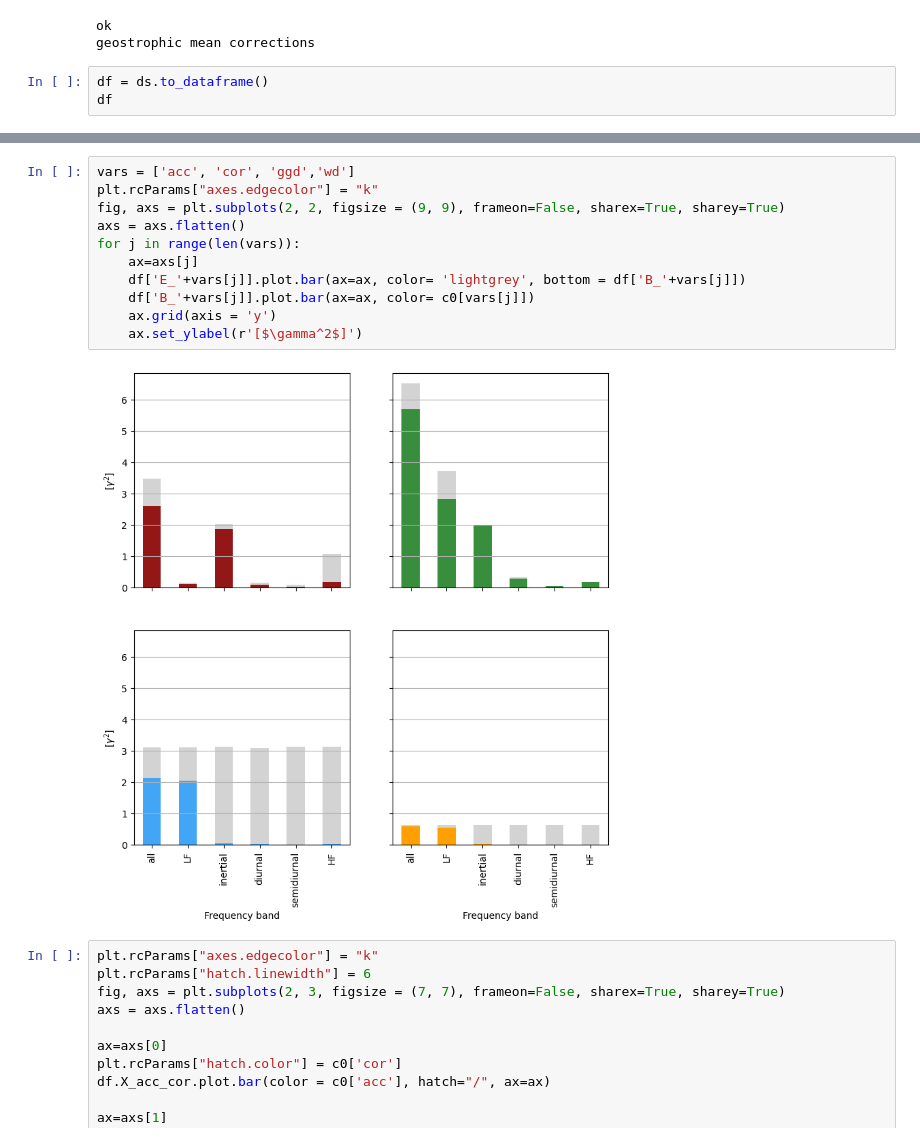
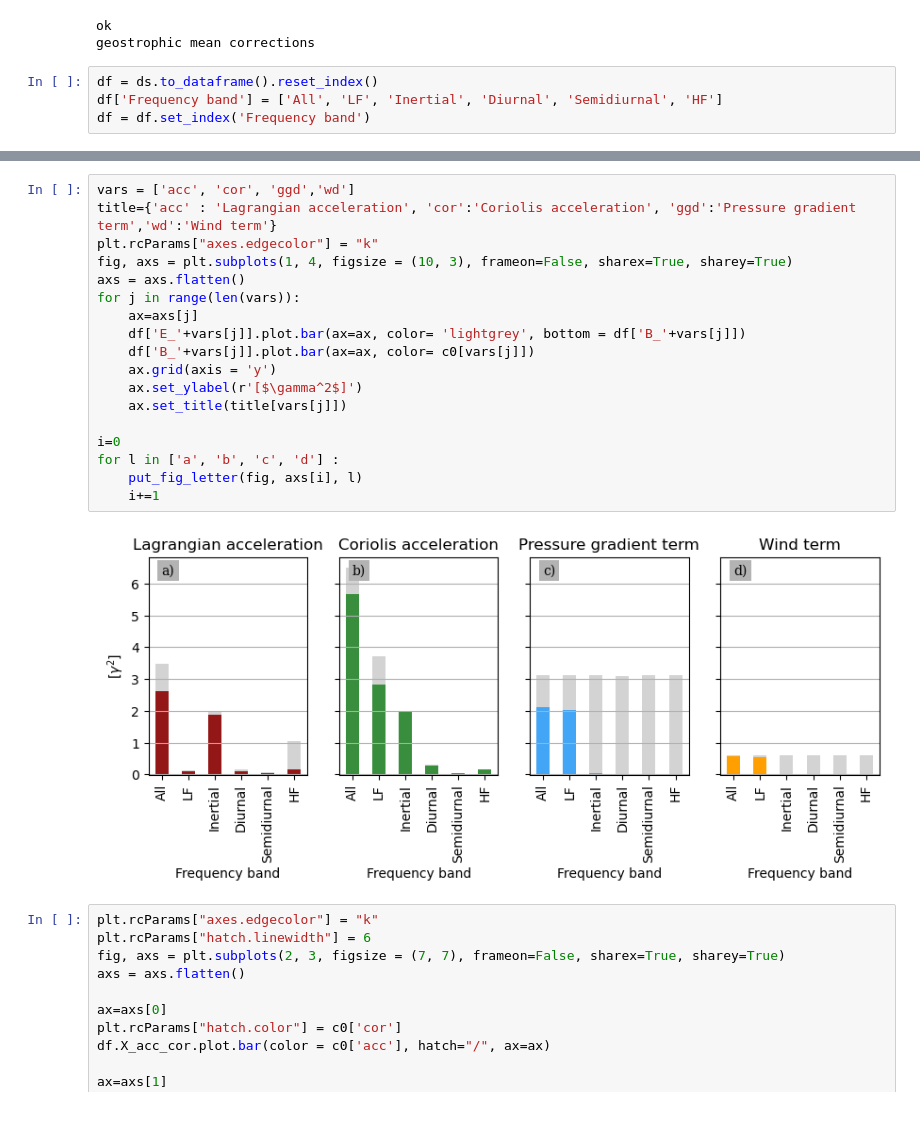
Before and after one commit to margot-demol/med_analysis, a Jupyter notebook: 20_dynamical_analysis/53_closure_spectral_decomp_surface.ipynb, the cells around one changed output, grey strips where cells are left out. Cells and saved outputs as stored; diff of their text form.

Commit message:
geographical figure

```diff
--- a/20_dynamical_analysis/53_closure_spectral_decomp_surface.ipynb
+++ b/20_dynamical_analysis/53_closure_spectral_decomp_surface.ipynb
@@ -122,5 +115,6 @@ ds = (compute_mean_square(DS)/U2).rename({'id_comb':'Frequency band'})
 ok
 geostrophic mean corrections
 # %%
-df = ds.to_dataframe()
-df
+df = ds.to_dataframe().reset_index()
+df['Frequency band'] = ['All', 'LF', 'Inertial', 'Diurnal', 'Semidiurnal', 'HF']
+df = df.set_index('Frequency band')
@@ -137,16 +121,23 @@ df
 # %%
 vars = ['acc', 'cor', 'ggd','wd']
+title={'acc' : 'Lagrangian acceleration', 'cor':'Coriolis acceleration', 'ggd':'Pressure gradient term','wd':'Wind term'}
 plt.rcParams["axes.edgecolor"] = "k"
-fig, axs = plt.subplots(2, 2, figsize = (9, 9), frameon=False, sharex=True, sharey=True)
+fig, axs = plt.subplots(1, 4, figsize = (10, 3), frameon=False, sharex=True, sharey=True)
 axs = axs.flatten()
 for j in range(len(vars)):
     ax=axs[j]
     df['E_'+vars[j]].plot.bar(ax=ax, color= 'lightgrey', bottom = df['B_'+vars[j]])
     df['B_'+vars[j]].plot.bar(ax=ax, color= c0[vars[j]])
     ax.grid(axis = 'y')
     ax.set_ylabel(r'[$\gamma^2$]')
+    ax.set_title(title[vars[j]])
+
+i=0
+for l in ['a', 'b', 'c', 'd'] :
+    put_fig_letter(fig, axs[i], l)
+    i+=1
 # %% [output]
-[figure, old version]
+[figure, new version]
 # %%
 plt.rcParams["axes.edgecolor"] = "k"
 plt.rcParams["hatch.linewidth"] = 6
```
Also changed, not shown: parts of 2 cells of this notebook, 7 other files.
